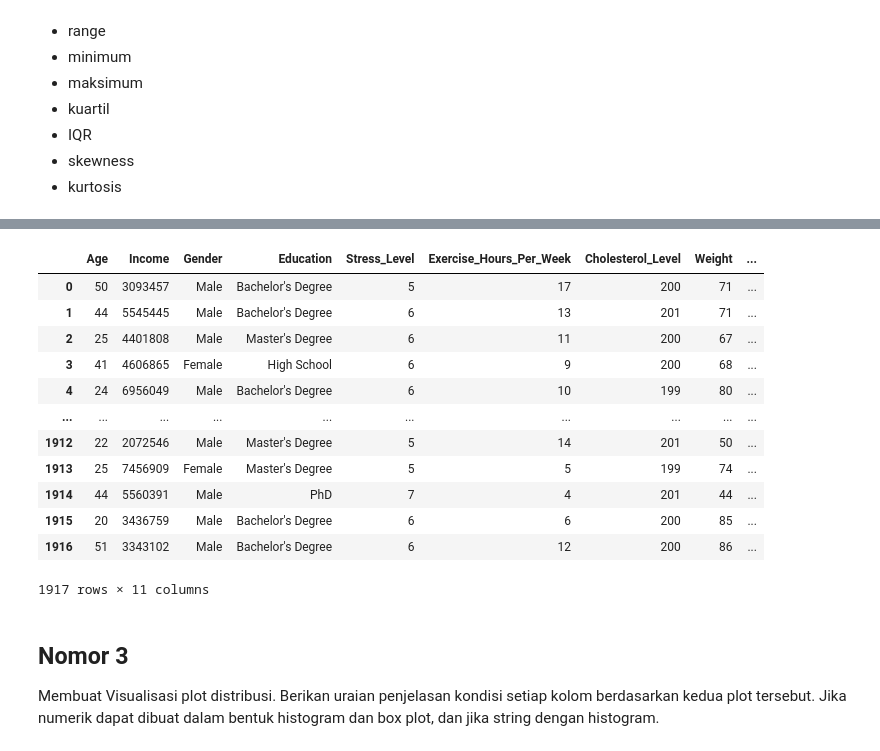
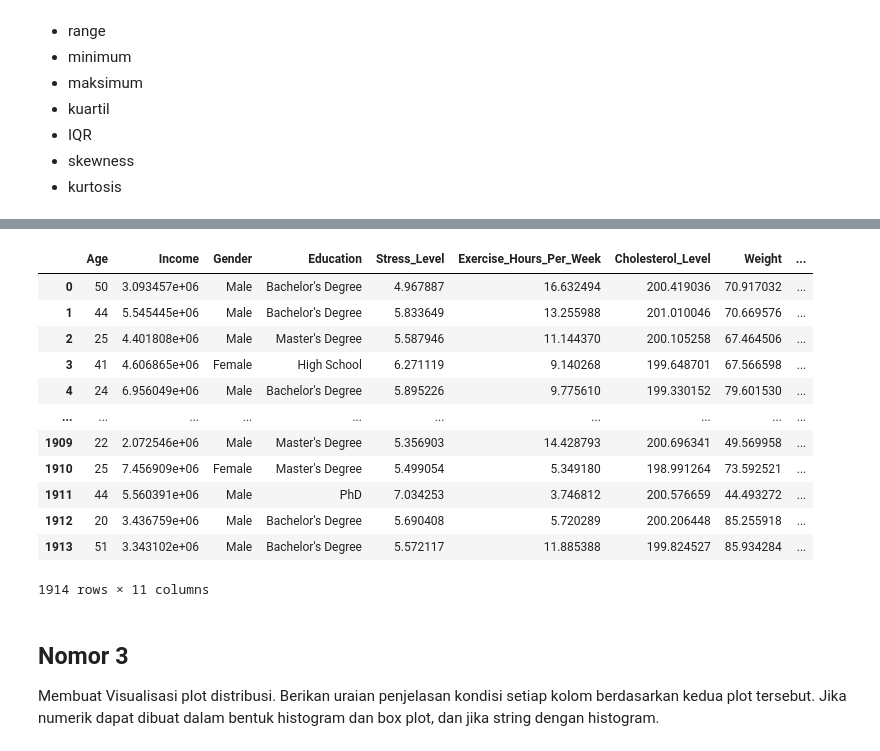
Before and after one commit to NoHaitch/Tubes_Probstat, a Jupyter notebook: K01-IF2220-13522071-13522091.ipynb, the cells around one changed output, grey strips where cells are left out. Drawn from its saved outputs; the diff is of its cells as text; code cells hidden in the pictures.

```diff
--- a/K01-IF2220-13522071-13522091.ipynb
+++ b/K01-IF2220-13522071-13522091.ipynb
@@ -130,9 +131,6 @@ Untuk data numerik akan dicari:
 - skewness
 - kurtosis
 # %%
-# Set pandas to display without scientific notation
-pd.set_option('display.float_format', lambda x: '%.0f' % x)
-
 # Get numeric data
 numerik_data = data.select_dtypes(include=['number'])
 
@@ -155,6 +153,7 @@ numerik_stat["Deviasi"] = numerik_data.std().round(3)
 numerik_stat["Variansi"] = numerik_data.var().round(3)
 numerik_stat["Min"] = numerik_data.min().round(3)
 numerik_stat["Max"] = numerik_data.max().round(3)
+numerik_stat["Range"] = numerik_stat["Max"] - numerik_stat["Min"]
 numerik_stat["Q1"] = numerik_data.quantile(0.25).round(3)
 numerik_stat["Q2"] = numerik_data.quantile(0.5).round(3)
 numerik_stat["Q3"] = numerik_data.quantile(0.75).round(3)
@@ -210,45 +210,46 @@ Nilai z dari suatu data akan menunjukan seberapa jauh suatu data dengan data lai
 # 1. Remove Null Values
 no_null_data = data.dropna()
 
 # 2. Remove non logical data
 result_data = no_null_data.copy()
 result_data = result_data[result_data['Age'] >= 0]
 result_data = result_data[result_data['Stress_Level'] >= 0]
 result_data = result_data[result_data['Exercise_Hours_Per_Week'] >= 0]
 result_data = result_data[result_data['Cholesterol_Level'] >= 0]
 result_data = result_data[result_data['Blood_Pressure'] >= 0]
+result_data = result_data[result_data['Education'] != 'undefined']
 
 # 3. using z score to remove outliers
 numeric_columns = data.select_dtypes(include=['number']).columns
 
 # Calculate the z-score for each student's height
 for column in numeric_columns:
     z = np.abs(stats.zscore(result_data[column]))
 
     # Identify outliers ass students with a z-score greater than 3
     threshold = 3
     outliers = result_data[z > threshold]
 
     result_data = result_data.drop(outliers.index)
 
 # Reset data frame index
 result_data.reset_index(drop=True, inplace=True)
 
 result_data
 # %% [output]
 |  | Age | Income | Gender | Education | Stress_Level | Exercise_Hours_Per_Week | Cholesterol_Level | Weight | ... |
-| 0 | 50 | 3093457 | Male | Bachelor's Degree | 5 | 17 | 200 | 71 | ... |
-| 1 | 44 | 5545445 | Male | Bachelor's Degree | 6 | 13 | 201 | 71 | ... |
-| 2 | 25 | 4401808 | Male | Master's Degree | 6 | 11 | 200 | 67 | ... |
-| 3 | 41 | 4606865 | Female | High School | 6 | 9 | 200 | 68 | ... |
-| 4 | 24 | 6956049 | Male | Bachelor's Degree | 6 | 10 | 199 | 80 | ... |
+| 0 | 50 | 3.093457e+06 | Male | Bachelor's Degree | 4.967887 | 16.632494 | 200.419036 | 70.917032 | ... |
+| 1 | 44 | 5.545445e+06 | Male | Bachelor's Degree | 5.833649 | 13.255988 | 201.010046 | 70.669576 | ... |
+| 2 | 25 | 4.401808e+06 | Male | Master's Degree | 5.587946 | 11.144370 | 200.105258 | 67.464506 | ... |
+| 3 | 41 | 4.606865e+06 | Female | High School | 6.271119 | 9.140268 | 199.648701 | 67.566598 | ... |
+| 4 | 24 | 6.956049e+06 | Male | Bachelor's Degree | 5.895226 | 9.775610 | 199.330152 | 79.601530 | ... |
 | ... | ... | ... | ... | ... | ... | ... | ... | ... | ... |
-| 1912 | 22 | 2072546 | Male | Master's Degree | 5 | 14 | 201 | 50 | ... |
-| 1913 | 25 | 7456909 | Female | Master's Degree | 5 | 5 | 199 | 74 | ... |
-| 1914 | 44 | 5560391 | Male | PhD | 7 | 4 | 201 | 44 | ... |
-| 1915 | 20 | 3436759 | Male | Bachelor's Degree | 6 | 6 | 200 | 85 | ... |
-| 1916 | 51 | 3343102 | Male | Bachelor's Degree | 6 | 12 | 200 | 86 | ... |
+| 1909 | 22 | 2.072546e+06 | Male | Master's Degree | 5.356903 | 14.428793 | 200.696341 | 49.569958 | ... |
+| 1910 | 25 | 7.456909e+06 | Female | Master's Degree | 5.499054 | 5.349180 | 198.991264 | 73.592521 | ... |
+| 1911 | 44 | 5.560391e+06 | Male | PhD | 7.034253 | 3.746812 | 200.576659 | 44.493272 | ... |
+| 1912 | 20 | 3.436759e+06 | Male | Bachelor's Degree | 5.690408 | 5.720289 | 200.206448 | 85.255918 | ... |
+| 1913 | 51 | 3.343102e+06 | Male | Bachelor's Degree | 5.572117 | 11.885388 | 199.824527 | 85.934284 | ... |
-1917 rows × 11 columns
+1914 rows × 11 columns
 # %% [markdown]
 ## Nomor 3
 
```
Also changed, not shown: parts of 27 cells of this notebook.
